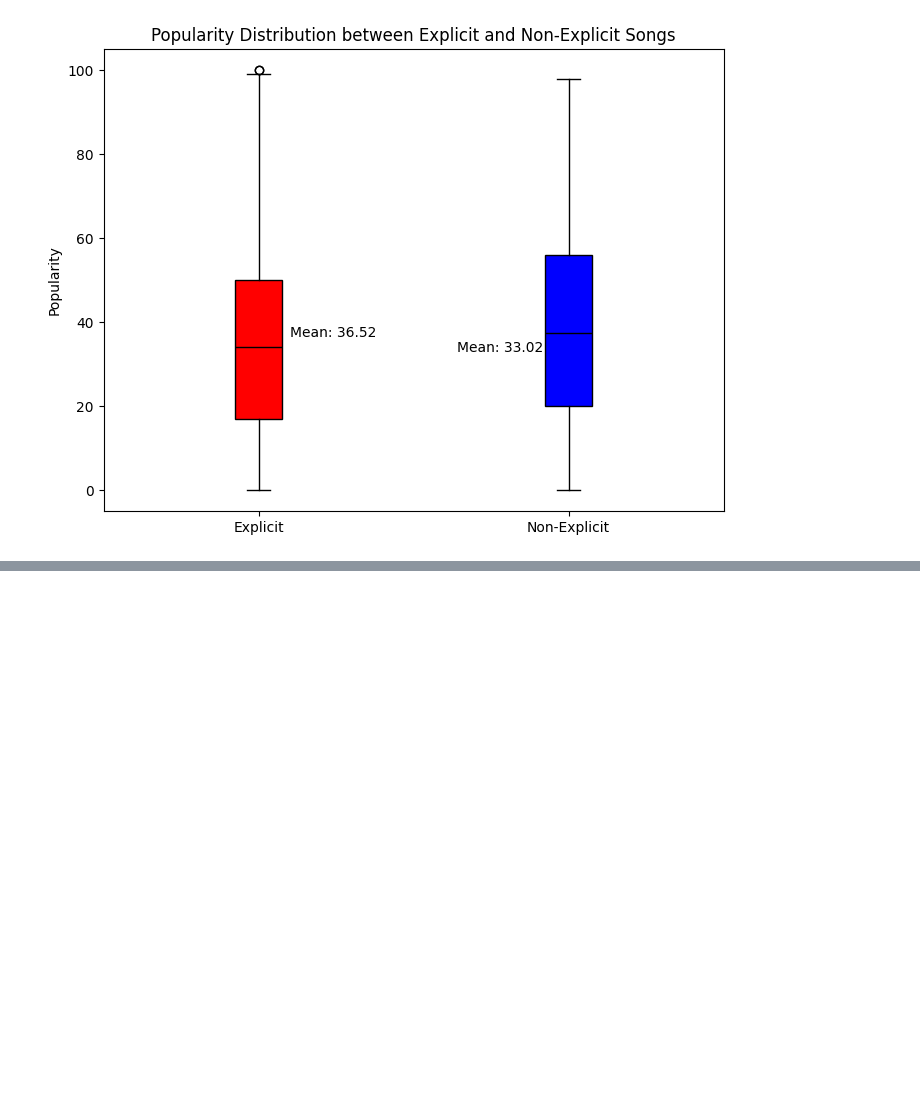
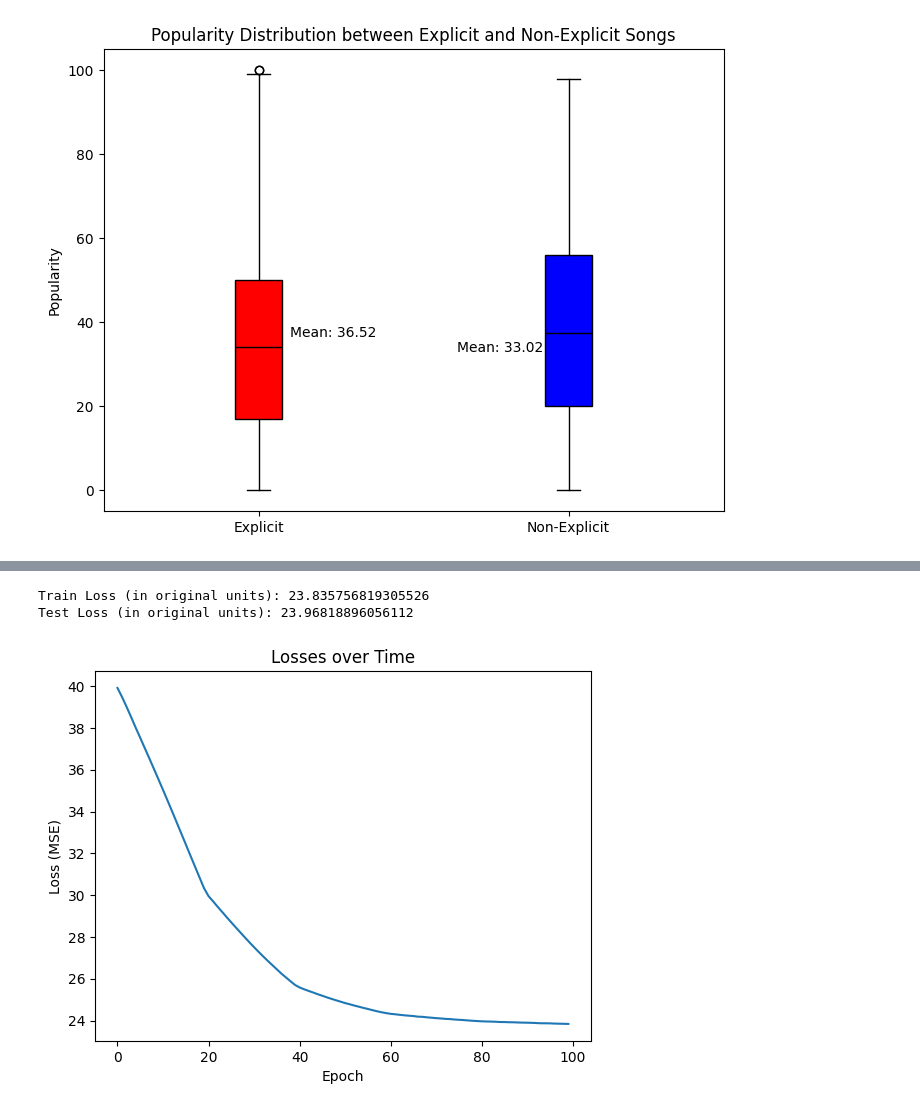
Before and after one commit to NandhuPillai/CMSC320-Final-Project, a Jupyter notebook: Checkpoint_2.ipynb, the cells around one changed output, grey strips where cells are left out. Cells and saved outputs as stored; diff of their text form; code cells hidden in the pictures; blank space fills up the shorter version.

Commit message:
Added Neural Network
Poor performance, could consider dropping some categorical variables (mode, key, etc).

```diff
--- a/Checkpoint_2.ipynb
+++ b/Checkpoint_2.ipynb
@@ -620,0 +772,21 @@ plt.show()
+# %%
+class NeuralNetwork(nn.Module):
+    def __init__(self, feat_dim):
+        super().__init__()
+        ### 3-layer fully connected neural network.
+        self.linear_relu_stack = nn.Sequential(
+            nn.Linear(feat_dim, 1024, dtype= torch.float32),
+            nn.ReLU(),
+            nn.Linear(1024, 512, dtype= torch.float32),
+            nn.ReLU(),
+            nn.Linear(512, 1, dtype= torch.float32),
+            #nn.Sigmoid()
+        )
+
+    def forward(self, x):
+        logits = self.linear_relu_stack(x)
+        return logits
+
+# Instantiate the model
+model = NeuralNetwork(feat_dim=feat_dim).to(device)
+print(model)
@@ -620,0 +850,27 @@ plt.show()
+# %%
+test_loss = 0.0
+for batch_idx, (data, targets) in enumerate(test_loader):
+    data, targets = data.to(device), targets.to(device)
+    loss = criterion(model(data), targets)
+    test_loss += loss.item() ** 0.5
+test_loss = test_loss / len(test_loader)
+
+train_loss = 0.0
+for batch_idx, (data, targets) in enumerate(train_loader):
+    data, targets = data.to(device), targets.to(device)
+    loss = criterion(model(data), targets)
+    train_loss += loss.item() ** 0.5
+train_loss = train_loss / len(train_loader)
+
+print("Train Loss (in original units):", train_loss)
+print("Test Loss (in original units):", test_loss)
+
+plt.plot(avg_losses)
+plt.title("Losses over Time")
+plt.xlabel("Epoch")
+plt.ylabel("Loss (MSE)")
+plt.show()
+# %% [output]
+Train Loss (in original units): 23.835756819305526
+Test Loss (in original units): 23.96818896056112
+[figure, added]
```
Also changed, not shown: parts of 11 cells of this notebook.
